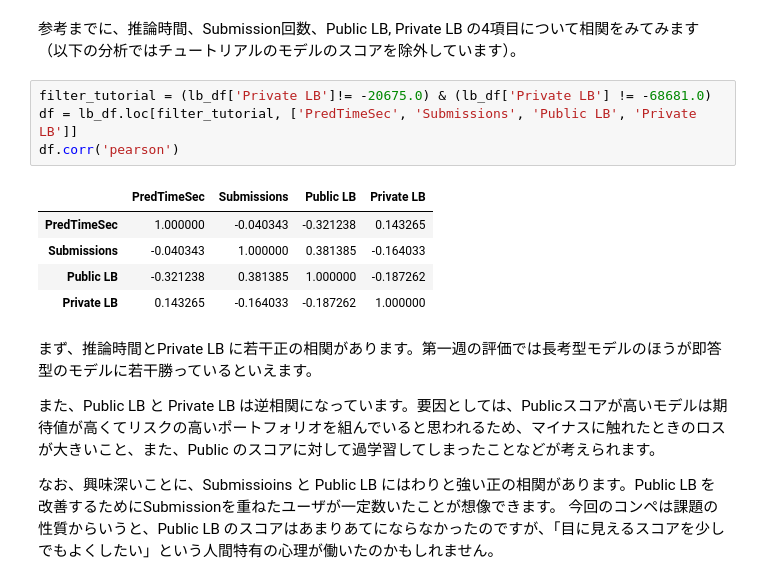
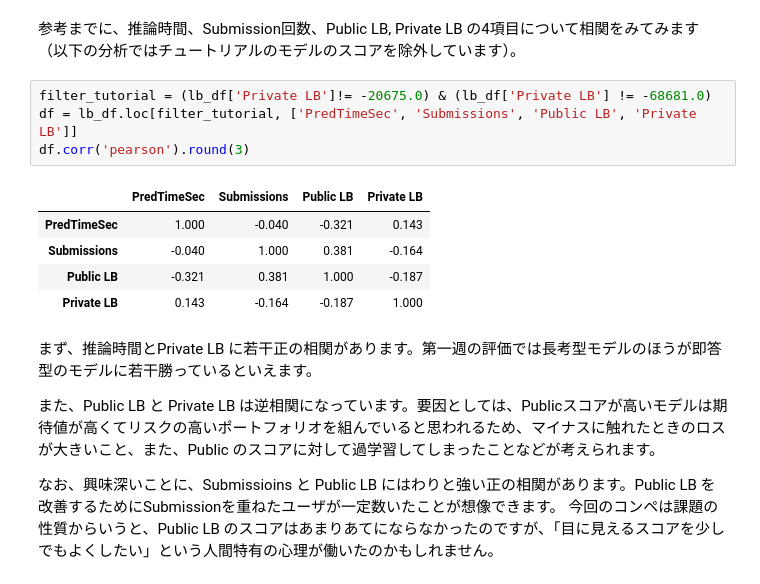
Before and after one commit to bilzard/JQuants-news, a Jupyter notebook: Ex01_JQuants_news_evaluation_1st_week.ipynb, the cells around one changed output. Saved outputs shown, nothing was run; the diff lists cells and outputs as text.

```diff
--- a/Ex01_JQuants_news_evaluation_1st_week.ipynb
+++ b/Ex01_JQuants_news_evaluation_1st_week.ipynb
@@ -95,13 +95,13 @@ median: -41877
 # %%
 filter_tutorial = (lb_df['Private LB']!= -20675.0) & (lb_df['Private LB'] != -68681.0)
 df = lb_df.loc[filter_tutorial, ['PredTimeSec', 'Submissions', 'Public LB', 'Private LB']]
-df.corr('pearson')
+df.corr('pearson').round(3)
 # %% [output]
 |  | PredTimeSec | Submissions | Public LB | Private LB |
-| PredTimeSec | 1.000000 | -0.040343 | -0.321238 | 0.143265 |
-| Submissions | -0.040343 | 1.000000 | 0.381385 | -0.164033 |
-| Public LB | -0.321238 | 0.381385 | 1.000000 | -0.187262 |
-| Private LB | 0.143265 | -0.164033 | -0.187262 | 1.000000 |
+| PredTimeSec | 1.000 | -0.040 | -0.321 | 0.143 |
+| Submissions | -0.040 | 1.000 | 0.381 | -0.164 |
+| Public LB | -0.321 | 0.381 | 1.000 | -0.187 |
+| Private LB | 0.143 | -0.164 | -0.187 | 1.000 |
 # %% [markdown]
 まず、推論時間とPrivate LB に若干正の相関があります。第一週の評価では長考型モデルのほうが即答型のモデルに若干勝っているといえます。
 
```
Also changed, not shown: parts of 15 cells of this notebook.
